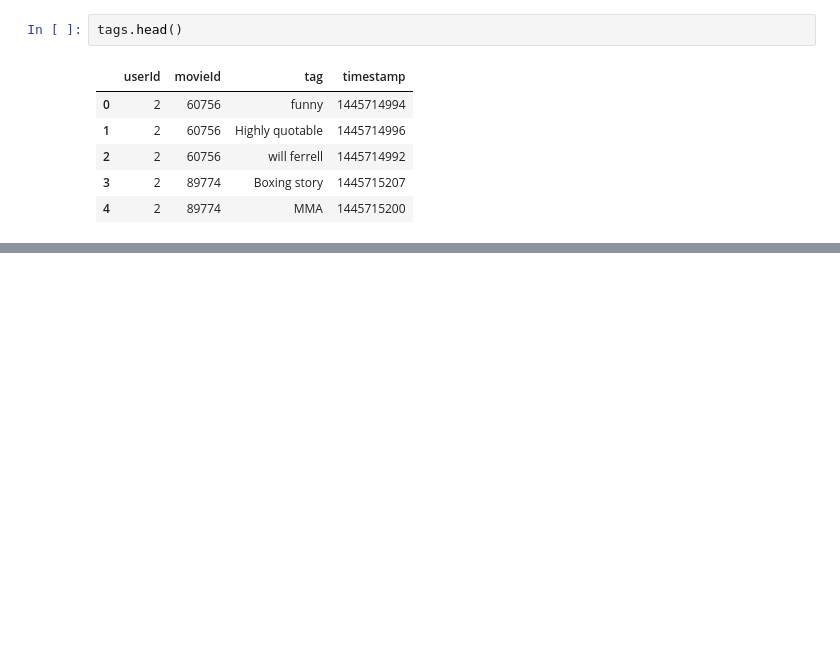
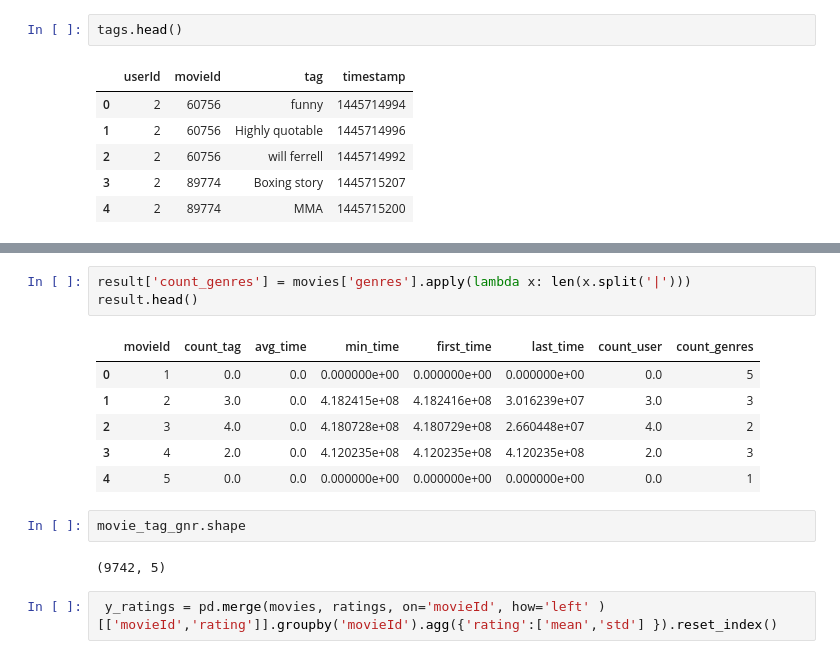
Before and after one commit to MirAlexey/netology-ds, a Jupyter notebook: HW_17/DS_Домашнее_задание_№17.ipynb, the cells around one changed output, grey strips where cells are left out. Saved outputs shown, nothing was run; the diff lists cells and outputs as text; blank space fills up the shorter version.

```diff
--- a/HW_17/DS_Домашнее_задание_№17.ipynb
+++ b/HW_17/DS_Домашнее_задание_№17.ipynb
@@ -50,0 +165,16 @@ tags.head()
+# %%
+result['count_genres'] = movies['genres'].apply(lambda x: len(x.split('|')))
+result.head()
+# %% [output]
+|  | movieId | count_tag | avg_time | min_time | first_time | last_time | count_user | count_genres |
+| 0 | 1 | 0.0 | 0.0 | 0.000000e+00 | 0.000000e+00 | 0.000000e+00 | 0.0 | 5 |
+| 1 | 2 | 3.0 | 0.0 | 4.182415e+08 | 4.182416e+08 | 3.016239e+07 | 3.0 | 3 |
+| 2 | 3 | 4.0 | 0.0 | 4.180728e+08 | 4.180729e+08 | 2.660448e+07 | 4.0 | 2 |
+| 3 | 4 | 2.0 | 0.0 | 4.120235e+08 | 4.120235e+08 | 4.120235e+08 | 2.0 | 3 |
+| 4 | 5 | 0.0 | 0.0 | 0.000000e+00 | 0.000000e+00 | 0.000000e+00 | 0.0 | 1 |
+# %%
+movie_tag_gnr.shape
+# %% [output]
+(9742, 5)
+# %%
+ y_ratings = pd.merge(movies, ratings, on='movieId', how='left' )[['movieId','rating']].groupby('movieId').agg({'rating':['mean','std'] }).reset_index()
```
Also changed, not shown: parts of 25 cells of this notebook.
